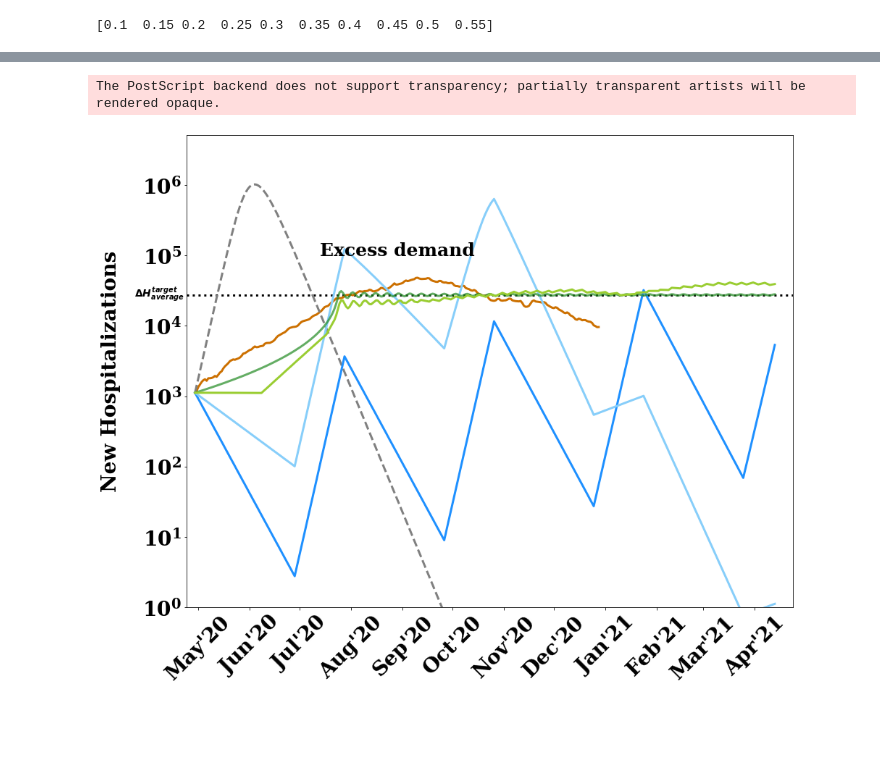
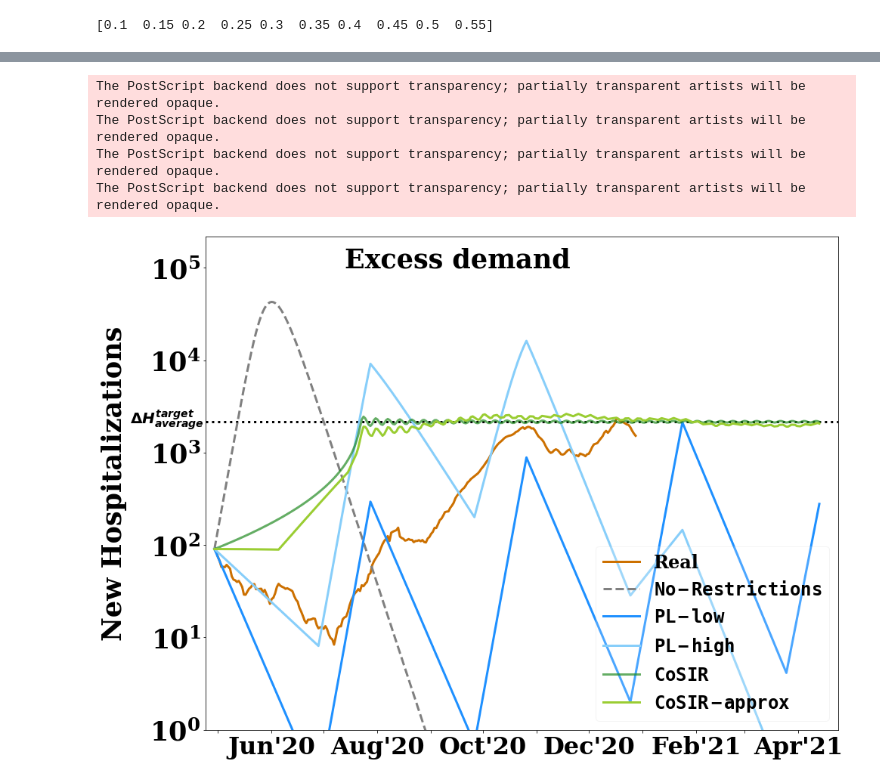
Before and after one commit to dsindiavscovid/CoSIR, a Jupyter notebook: baselines.ipynb, the cells around one changed output, grey strips where cells are left out. Saved outputs shown, nothing was run; the diff lists cells and outputs as text; code cells hidden in the pictures; blank space fills up the shorter version.

```diff
--- a/baselines.ipynb
+++ b/baselines.ipynb
@@ -32,8 +29,8 @@ def moving_average(x, window):
     x1 = [np.mean(x[max(0, i-w):min(l, i+w+1)]) for i in range(l)]
     return np.array(x1)
 # %%
-meta = getMetaData("India")
-
+meta = getMetaData("Netherlands")
+#Replace data with data_new to include real cases till Apr'21
 
 if(meta['region_type'] == 'country'):
     df = pd.read_csv('./data/time_series_covid19_confirmed_global.csv')
@@ -76,7 +73,7 @@ elif(meta['region_type'] == 'district'):
 
 print(start_date)
 
-if(meta['region'] == 'Mumbai'): # Fixing Data Issue - Confermed cases went down on 16th December which is not possible
+if(meta['region'] == 'Mumbai'): # Fixing Data Issue - Confirmed cases went down on 16th December which is not possible
     Conf_real[-14:] = Conf_real[-14:] + Conf_real[-15] - Conf_real[-14]
     Rec_real[-14:] = Rec_real[-14:] + Rec_real[-15] - Rec_real[-14]
     Deceased_real[-12:] = Deceased_real[-12:] + Deceased_real[-13] - Deceased_real[-12]
@@ -243,2 +240,13 @@ plt.plot(range(len(beta_ideal[:x])), beta_approx[:x])
 # %%
 S_approx, I_approx, R_approx = solve_discrete_sir((S0, I0, R0), beta_approx, gamma, N, tsteps, delta_t=delta_t)
+# %%
+
+xticks_new = []
+
+for i, xtick in enumerate(xticks):
+    if(i%2 == 0):
+        xticks_new.append('')
+    else:
+        xticks_new.append(xtick)
+
+xticks_new
@@ -245,39 +266,42 @@ S_approx, I_approx, R_approx = solve_discrete_sir((S0, I0, R0), beta_approx, gam
 # %%
 fig, ax = plt.subplots(figsize=(15,12))
 plt.yscale('log')
 plt.ylim(top=np.max(I_cons*h)*1.01, bottom=1)
 plt.xlim(-5, tsteps+10)
 plt.tick_params(axis='y', which='minor', left=False, right=False)
 
 
 plt.hlines(y=deltaHstar, xmin=-5, xmax=tsteps+10, linestyles='dotted')
 # plt.axvline(x=len(deltaI_real), ls=':', color='black')
 
 trans = transforms.blended_transform_factory(ax.get_yticklabels()[0].get_transform(), ax.transData)
-ax.text(0.005, deltaHstar+100, r'$\Delta H^{target}_{average}$', color="black", transform=trans, ha="right", va="center", fontsize=14)
+ax.text(0.005, deltaHstar+100, r'$\Delta H^{target}_{average}$', color="black", transform=trans, ha="right", va="center", fontsize=20)
 
 trans = transforms.blended_transform_factory(ax.get_xticklabels()[0].get_transform(), ax.transData)
 
 ax.plot(range(len(deltaI_real)), deltaI_real_c*h, '-', label='Real', color='#cc7000')
 
 ax.plot(t, I_cons*gamma*h, label=r'$\mathtt{No-Restrictions}$', ls='--', color='grey')
 
 ax.plot(t, I_dI_l*gamma*h, label=r'$\mathtt{PL-low}$', color='dodgerblue')
 ax.plot(t, I_dI_h*gamma*h, label=r'$\mathtt{PL-high}$', color='lightskyblue')
 
 ax.plot(t, I_ideal*gamma*h, '-', alpha=0.7, label=r'$\mathtt{CoSIR}$', color='forestgreen')
 ax.plot(t, I_approx*gamma*h, '-', label=r'$\mathtt{CoSIR-approx}$', color='yellowgreen')
-# plt.legend(loc='upper right', fontsize=25, framealpha=0.4)
-plt.xticks(xticks_idx, xticks, rotation = 45)
-plt.ylabel("New Hospitalizations", fontweight='bold', labelpad = 30)
-# plt.text(s = "Under utilization", x=5, y=5, fontsize=25)   # Netherlands
-# plt.text(s = "Under utilization", x=5, y=700, fontsize=25)
-plt.text(s = "Excess demand", x=75, y=100000, fontsize=25)
+plt.legend(loc='lower right', fontsize=24, framealpha=0.2)
+plt.xticks(xticks_idx, xticks_new, rotation = 0, fontsize=32)
+plt.ylabel("New Hospitalizations", fontweight='bold', labelpad = 30, fontsize=35)
+plt.yticks(fontsize=35)
+# plt.text(s = "Under utilization", x=5, y=5, fontsize=35)   # Netherlands
+plt.text(s = "Excess demand", x=75, y=100000, fontsize=35) # India
 
 plt.savefig('./graphs/{}_deltaHcasecounts.eps'.format(meta['region']), format = 'eps')
 # %% [output]
 The PostScript backend does not support transparency; partially transparent artists will be rendered opaque.
+The PostScript backend does not support transparency; partially transparent artists will be rendered opaque.
+The PostScript backend does not support transparency; partially transparent artists will be rendered opaque.
+The PostScript backend does not support transparency; partially transparent artists will be rendered opaque.
-[figure, old version]
+[figure, new version]
 # %%
 fig, ax = plt.subplots(figsize=(15,12))
 # plt.yscale('log')
```
Also changed, not shown: parts of 18 cells of this notebook, 29 other files.
